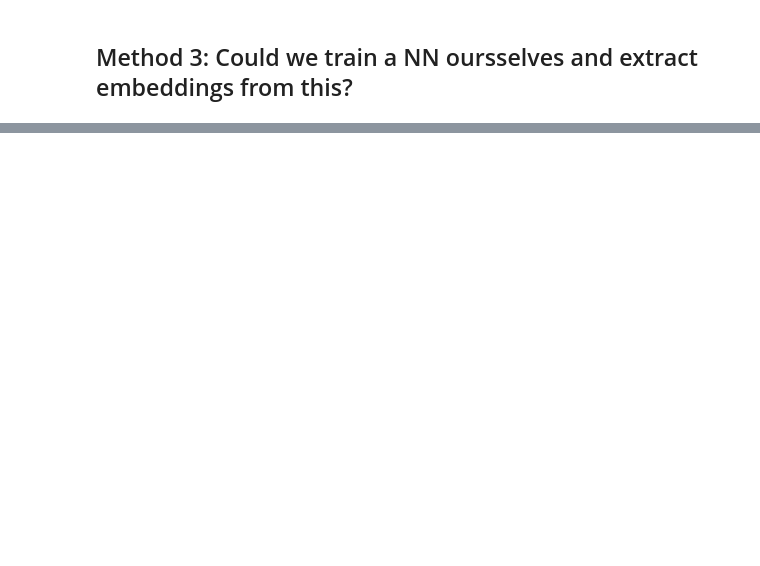
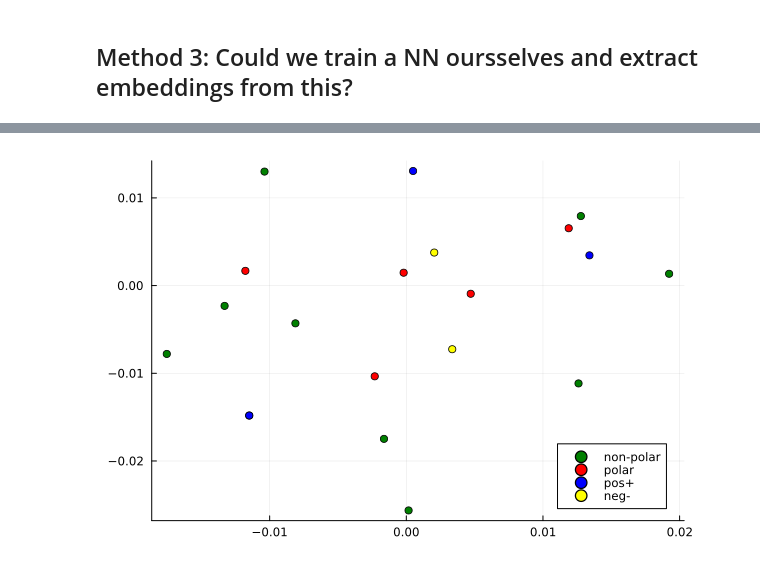
Before and after one commit to Micjanov/Master-Thesis, a Jupyter notebook: notebooks/AA_embeddings.ipynb, the cells around one changed output, grey strips where cells are left out. Cells and saved outputs as stored; diff of their text form; code cells hidden in the pictures; blank space fills up the shorter version.

```diff
--- a/notebooks/AA_embeddings.ipynb
+++ b/notebooks/AA_embeddings.ipynb
@@ -81,3 +80,6 @@ for i in keys(groups)
         aa_bithdv[j] = bitadd(aa_bithdv[j], group_hdv_bit[i])
     end
 end
+
+naive_bit = nested_arrays2mat([aa_bithdv[i] for i in AA_list])
+naive_bip = nested_arrays2mat([aa_biphdv[i] for i in AA_list])
@@ -85,0 +257,13 @@ end
+# %%
+indices = [[i for i in 1:length(AA_list) if AA_list[i] in groups[j]] for j in key]
+
+colors = [:green, :red, :blue, :yellow]
+fig = Plots.plot()
+
+for i in 1:4
+    scatter!(fig, (proj_naive_bit[indices[i], 1], proj_naive_bit[indices[i], 2]), label=key[i], mc = colors[i])
+end
+
+fig
+# %% [output]
+[figure, added]
```
Also changed, not shown: parts of 14 cells of this notebook, 1 other file.
